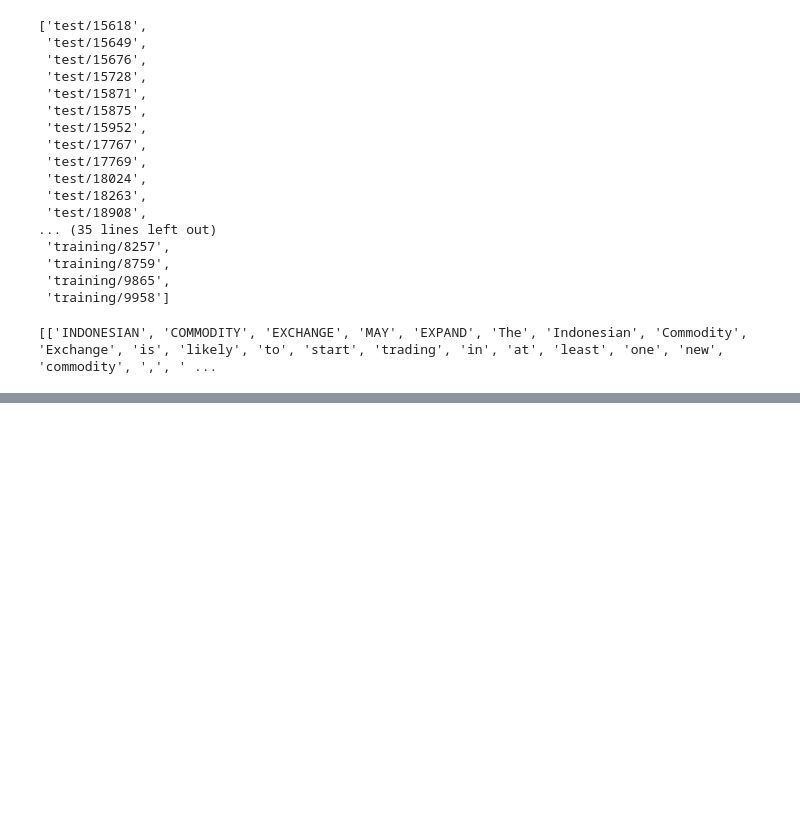
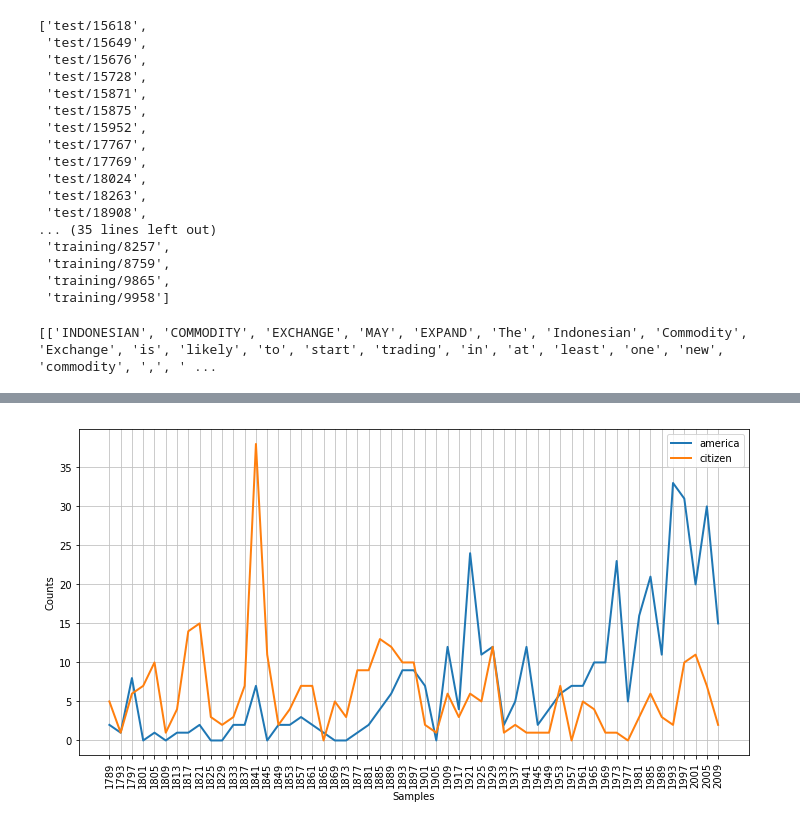
Before and after one commit to henriquefreitassouza/notebooks, a Jupyter notebook: projects/NLP Fundamentals II.ipynb, the cells around one changed output, grey strips where cells are left out. Cells and saved outputs as stored; diff of their text form; code cells hidden in the pictures; blank space fills up the shorter version.

```diff
--- a/projects/NLP Fundamentals II.ipynb
+++ b/projects/NLP Fundamentals II.ipynb
@@ -594,0 +640,7 @@ reuters.sents(categories=['lumber', 'livestock'])
+# %%
+# Describe the usage of words 'America' and 'Citizen' over time
+cfd = nltk.ConditionalFreqDist((target, fileid[:4]) for fileid in inaugural.fileids() for w in inaugural.words(fileid) for target in ['america', 'citizen'] if w.lower().startswith(target))
+plt.figure(figsize=(12, 6))
+cfd.plot()
+# %% [output]
+[figure, added]
```
Also changed, not shown: parts of 11 cells of this notebook, 1 other file.
